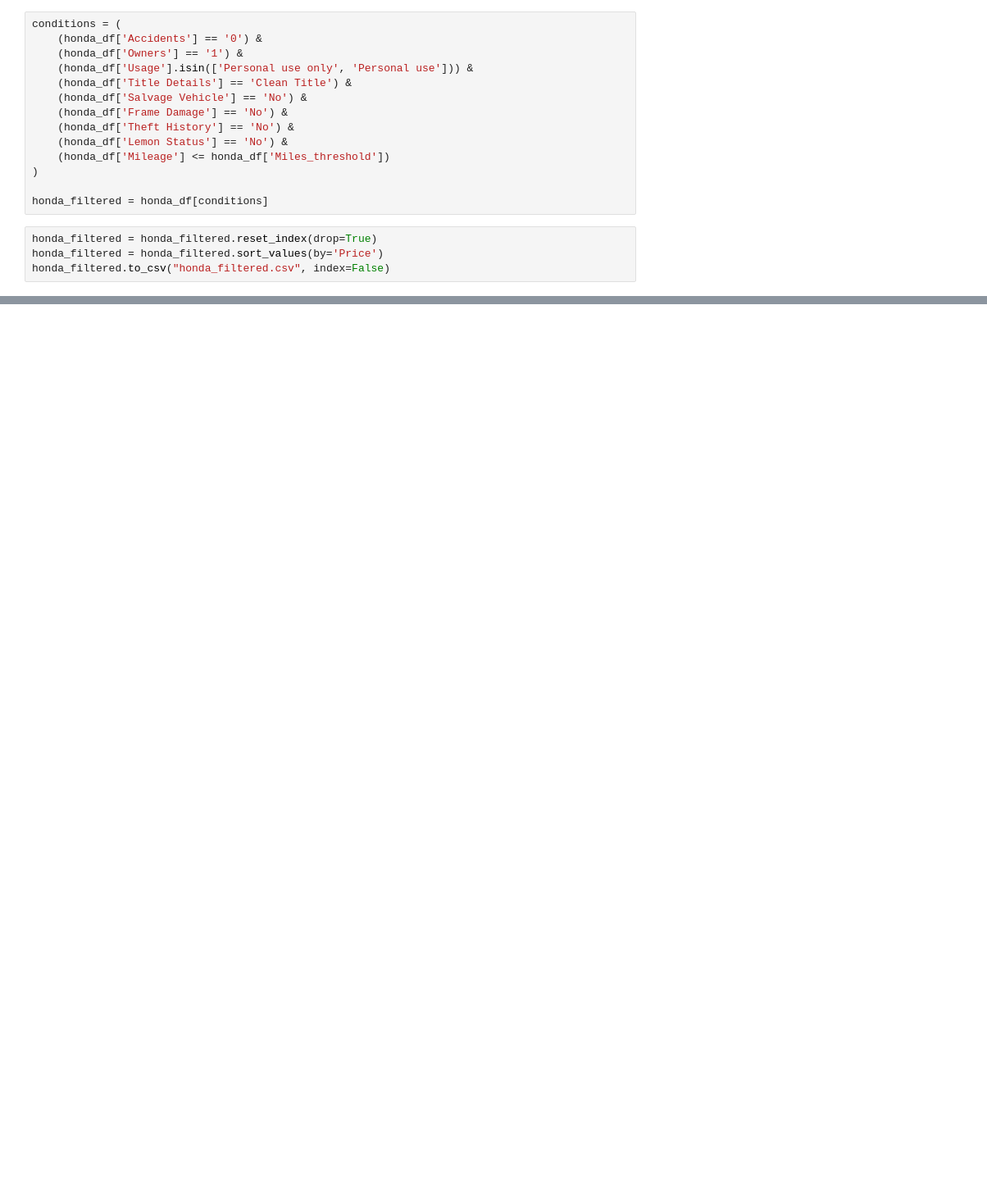
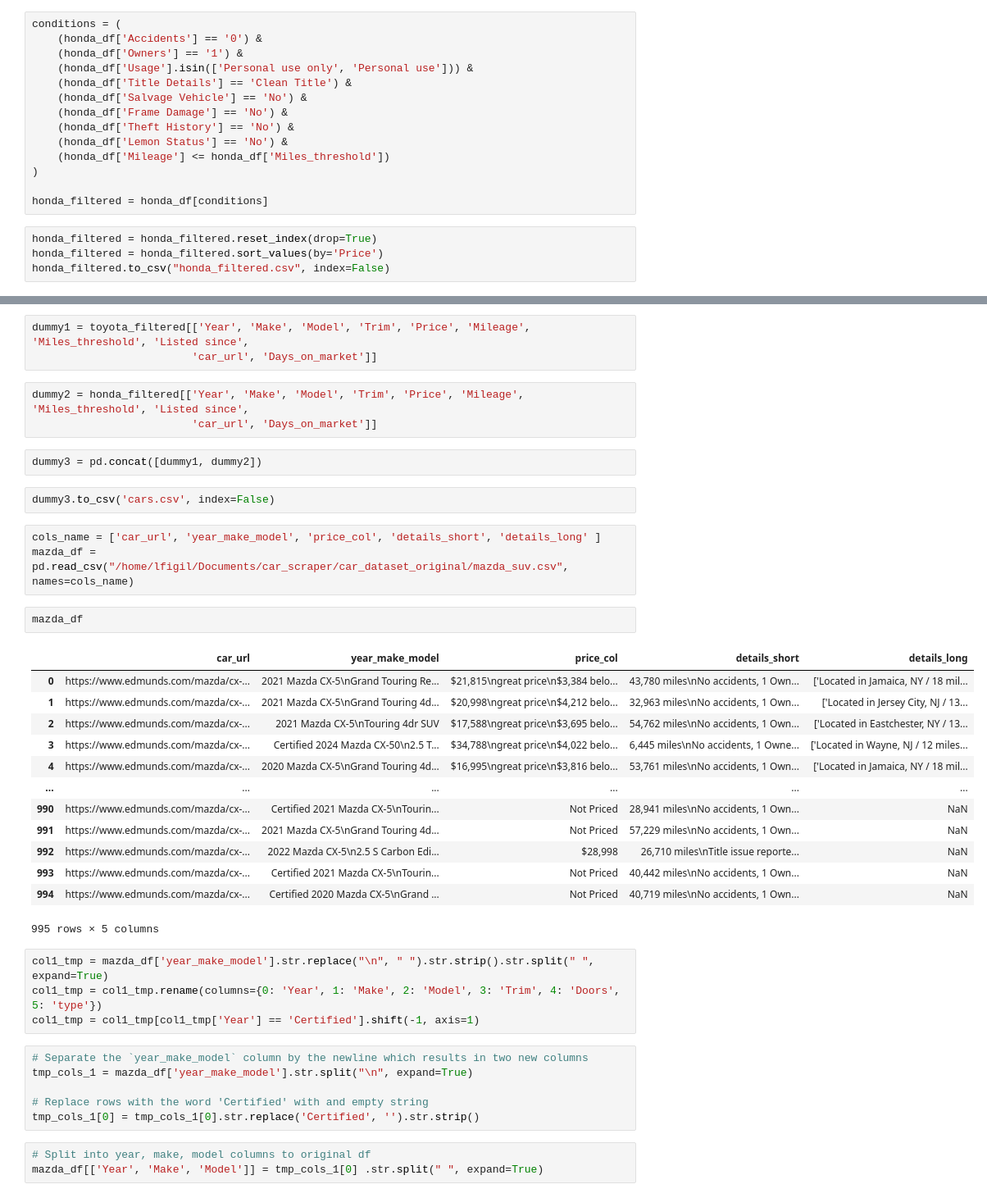
Before and after one commit to lfigil/car_scraper, a Jupyter notebook: car_analysis.ipynb, the cells around one changed output, grey strips where cells are left out. Shown at 82% size. Cells and saved outputs as stored; diff of their text form; blank space fills up the shorter version.

```diff
--- a/car_analysis.ipynb
+++ b/car_analysis.ipynb
@@ -846,0 +849,42 @@ honda_filtered.to_csv("honda_filtered.csv", index=False)
+# %%
+dummy1 = toyota_filtered[['Year', 'Make', 'Model', 'Trim', 'Price', 'Mileage', 'Miles_threshold', 'Listed since',
+                         'car_url', 'Days_on_market']]
+# %%
+dummy2 = honda_filtered[['Year', 'Make', 'Model', 'Trim', 'Price', 'Mileage', 'Miles_threshold', 'Listed since',
+                         'car_url', 'Days_on_market']]
+# %%
+dummy3 = pd.concat([dummy1, dummy2])
+# %%
+dummy3.to_csv('cars.csv', index=False)
+# %%
+cols_name = ['car_url', 'year_make_model', 'price_col', 'details_short', 'details_long' ]
+mazda_df = pd.read_csv("/home/lfigil/Documents/car_scraper/car_dataset_original/mazda_suv.csv", names=cols_name)
+# %%
+mazda_df
+# %% [output]
+|  | car_url | year_make_model | price_col | details_short | details_long |
+| 0 | https://www.edmunds.com/mazda/cx-... | 2021 Mazda CX-5\nGrand Touring Re... | $21,815\ngreat price\n$3,384 belo... | 43,780 miles\nNo accidents, 1 Own... | ['Located in Jamaica, NY / 18 mil... |
+| 1 | https://www.edmunds.com/mazda/cx-... | 2021 Mazda CX-5\nGrand Touring 4d... | $20,998\ngreat price\n$4,212 belo... | 32,963 miles\nNo accidents, 1 Own... | ['Located in Jersey City, NJ / 13... |
+| 2 | https://www.edmunds.com/mazda/cx-... | 2021 Mazda CX-5\nTouring 4dr SUV | $17,588\ngreat price\n$3,695 belo... | 54,762 miles\nNo accidents, 1 Own... | ['Located in Eastchester, NY / 13... |
+| 3 | https://www.edmunds.com/mazda/cx-... | Certified 2024 Mazda CX-50\n2.5 T... | $34,788\ngreat price\n$4,022 belo... | 6,445 miles\nNo accidents, 1 Owne... | ['Located in Wayne, NJ / 12 miles... |
+| 4 | https://www.edmunds.com/mazda/cx-... | 2020 Mazda CX-5\nGrand Touring 4d... | $16,995\ngreat price\n$3,816 belo... | 53,761 miles\nNo accidents, 1 Own... | ['Located in Jamaica, NY / 18 mil... |
+| ... | ... | ... | ... | ... | ... |
+| 990 | https://www.edmunds.com/mazda/cx-... | Certified 2021 Mazda CX-5\nTourin... | Not Priced | 28,941 miles\nNo accidents, 1 Own... | NaN |
+| 991 | https://www.edmunds.com/mazda/cx-... | 2021 Mazda CX-5\nGrand Touring 4d... | Not Priced | 57,229 miles\nNo accidents, 1 Own... | NaN |
+| 992 | https://www.edmunds.com/mazda/cx-... | 2022 Mazda CX-5\n2.5 S Carbon Edi... | $28,998 | 26,710 miles\nTitle issue reporte... | NaN |
+| 993 | https://www.edmunds.com/mazda/cx-... | Certified 2021 Mazda CX-5\nTourin... | Not Priced | 40,442 miles\nNo accidents, 1 Own... | NaN |
+| 994 | https://www.edmunds.com/mazda/cx-... | Certified 2020 Mazda CX-5\nGrand ... | Not Priced | 40,719 miles\nNo accidents, 1 Own... | NaN |
+995 rows × 5 columns
+# %%
+col1_tmp = mazda_df['year_make_model'].str.replace("\n", " ").str.strip().str.split(" ", expand=True)
+col1_tmp = col1_tmp.rename(columns={0: 'Year', 1: 'Make', 2: 'Model', 3: 'Trim', 4: 'Doors', 5: 'type'})
+col1_tmp = col1_tmp[col1_tmp['Year'] == 'Certified'].shift(-1, axis=1)
+# %%
+# Separate the `year_make_model` column by the newline which results in two new columns
+tmp_cols_1 = mazda_df['year_make_model'].str.split("\n", expand=True)
+
+# Replace rows with the word 'Certified' with and empty string
+tmp_cols_1[0] = tmp_cols_1[0].str.replace('Certified', '').str.strip()
+# %%
+# Split into year, make, model columns to original df
+mazda_df[['Year', 'Make', 'Model']] = tmp_cols_1[0] .str.split(" ", expand=True)
```
Also changed, not shown: parts of 25 cells of this notebook, 7 other files.
